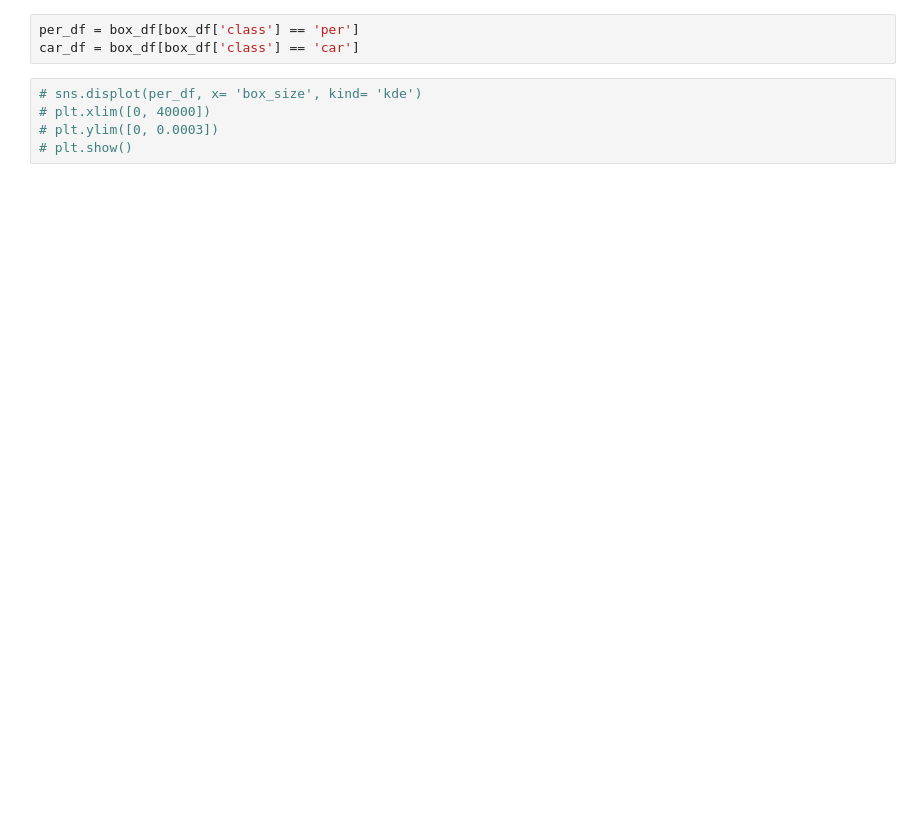
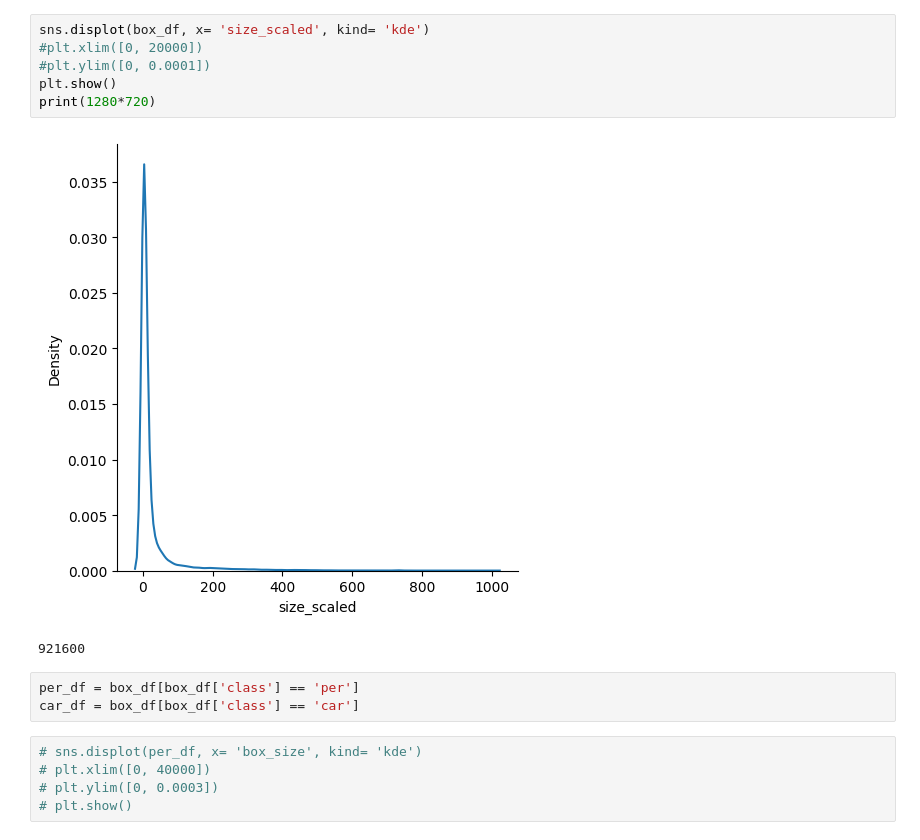
Before and after one commit to Lee-chan-hyeok/Nextchip_Autonomous_Driving_Contest, a Jupyter notebook: data_analysing/bbox/make_histogram.ipynb, the cells around one changed output. Cells and saved outputs as stored; diff of their text form; blank space fills up the shorter version.

```diff
--- a/data_analysing/bbox/make_histogram.ipynb
+++ b/data_analysing/bbox/make_histogram.ipynb
@@ -39,3 +53,12 @@ display(box_df)
+# %%
+sns.displot(box_df, x= 'size_scaled', kind= 'kde')
+#plt.xlim([0, 20000])
+#plt.ylim([0, 0.0001])
+plt.show()
+print(1280*720)
+# %% [output]
+[figure, added]
+921600
 # %%
 per_df = box_df[box_df['class'] == 'per']
 car_df = box_df[box_df['class'] == 'car']
```
Also changed, not shown: parts of 8 cells of this notebook, 9 other files.
